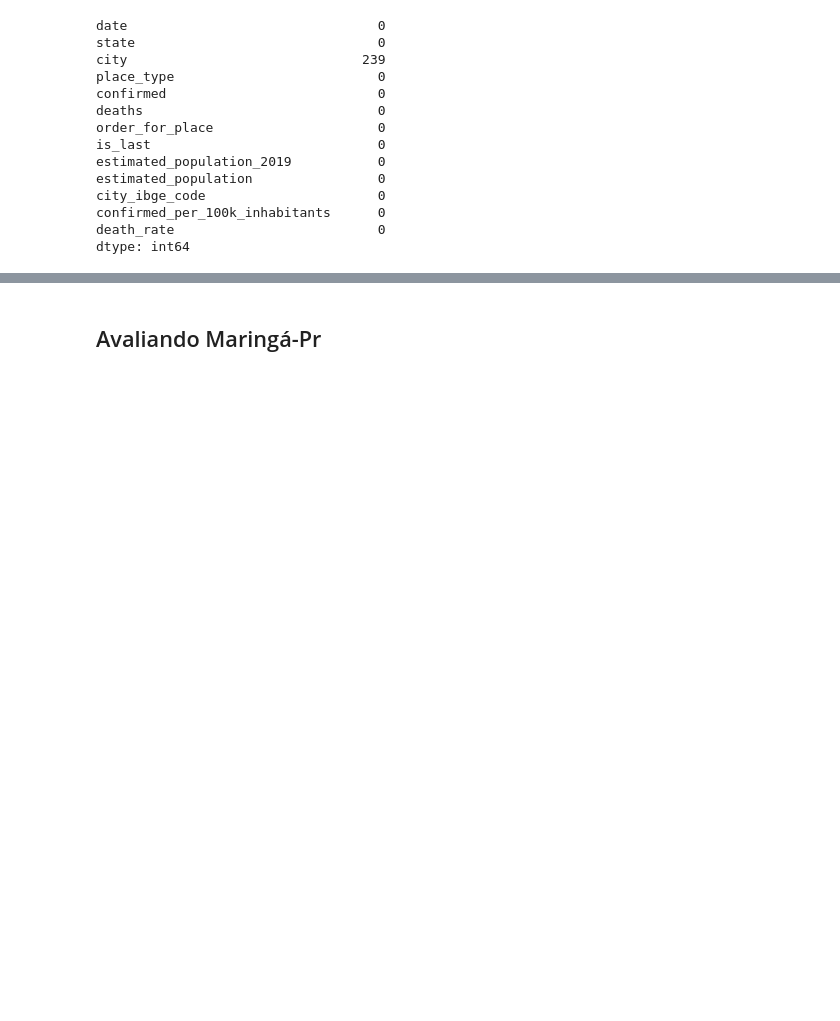
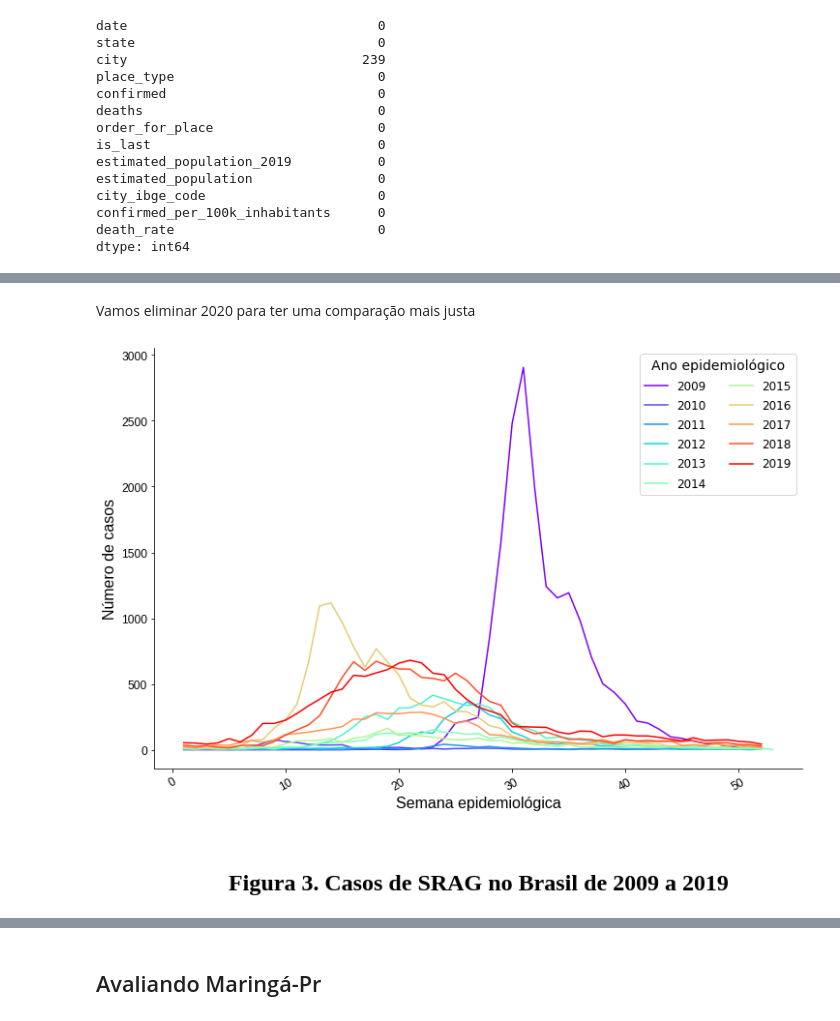
Before and after one commit to souzajvp/data_science_bootcamp, a Jupyter notebook: João_Vítor_Souza.ipynb, the cells around one changed output, grey strips where cells are left out. Saved outputs shown, nothing was run; the diff lists cells and outputs as text; code cells hidden in the pictures; blank space fills up the shorter version.

```diff
--- a/João_Vítor_Souza.ipynb
+++ b/João_Vítor_Souza.ipynb
@@ -243,0 +284,18 @@ Name: 2020-06-17, dtype: object
+# %% [markdown]
+Vamos eliminar 2020 para ter uma comparação mais justa
+# %%
+gripe_pais_srag = gripe_pais_srag.query('`Ano epidemiológico` != "2020"')
+# %%
+plt.figure(figsize=(12,8))
+ax = sns.lineplot(data=gripe_pais_srag, x='Semana epidemiológica', y='total_agente', hue='Ano epidemiológico', palette='rainbow')
+plt.yticks(fontsize=12, fontname="Liberation Sans")
+plt.xticks(fontsize=12, rotation=30, fontname="Liberation Sans")
+plt.title('Figura 3. Casos de SRAG no Brasil de 2009 a 2019', fontsize=24, weight="bold", fontname="Liberation Serif",  y=-0.3)
+plt.ylabel('Número de casos', fontsize=16, fontname="Liberation Sans")
+plt.xlabel('Semana epidemiológica', fontsize=16, fontname="Liberation Sans")
+sns.despine()
+ax.legend([*gripe_pais_srag['Ano epidemiológico'].unique()], fontsize=12, labelspacing=0.6, title='Ano epidemiológico', title_fontsize=14, ncol=2)
+# plt.legend(fontsize=12, columnspacing=0.6, labelspacing=0.6, title='Ano epidemiológico', title_fontsize=14)
+plt.show()
+# %% [output]
+[figure, added]
```
Also changed, not shown: parts of 45 cells of this notebook.
